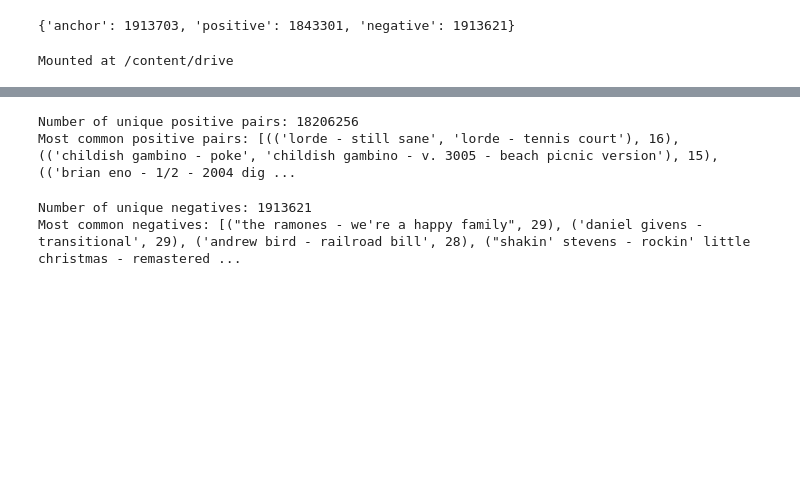
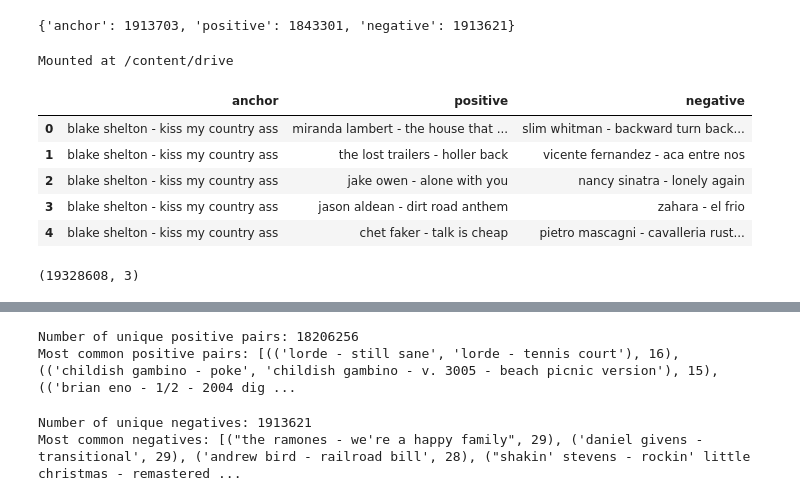
Before and after one commit to ortall0201/Spotify-Playlist-Recommender-System-Using-NLP, a Jupyter notebook: Manor/Triplet_Formation.ipynb, the cells around one changed output, grey strips where cells are left out. Drawn from its saved outputs; the diff is of its cells as text; code cells hidden in the pictures; blank space fills up the shorter version.

```diff
--- a/Manor/Triplet_Formation.ipynb
+++ b/Manor/Triplet_Formation.ipynb
@@ -144,6 +144,19 @@ Mounted at /content/drive
 csv_file_path = '/content/drive/My Drive/Colab Notebooks/Final Project/triplets.csv'
 loaded_triplets = pd.read_csv(csv_file_path)
 triplets = set(loaded_triplets.itertuples(index=False, name=None))
+# %%
+loaded_triplets.head()
+# %% [output]
+|  | anchor | positive | negative |
+| 0 | blake shelton - kiss my country ass | miranda lambert - the house that ... | slim whitman - backward turn back... |
+| 1 | blake shelton - kiss my country ass | the lost trailers - holler back | vicente fernandez - aca entre nos |
+| 2 | blake shelton - kiss my country ass | jake owen - alone with you | nancy sinatra - lonely again |
+| 3 | blake shelton - kiss my country ass | jason aldean - dirt road anthem | zahara - el frio |
+| 4 | blake shelton - kiss my country ass | chet faker - talk is cheap | pietro mascagni - cavalleria rust... |
+# %%
+loaded_triplets.shape
+# %% [output]
+(19328608, 3)
 # %%
 # Balance triplet anchors
 
```
Also changed, not shown: parts of 10 cells of this notebook.
